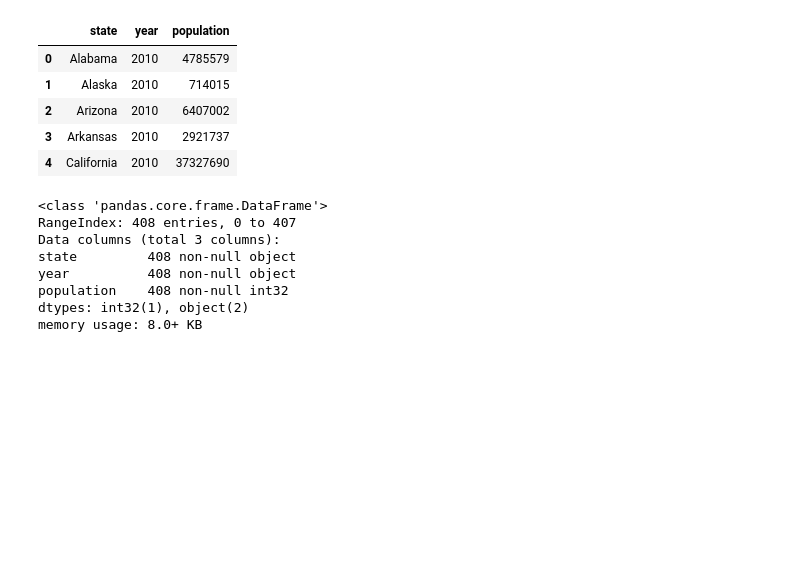
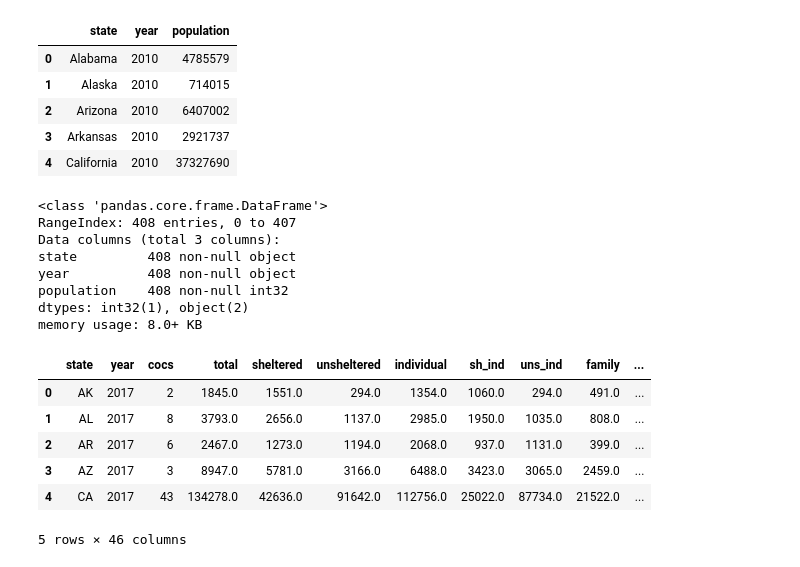
Before and after one commit to rebeccaebarnes/Homelessness, a Jupyter notebook: homelessness-working.ipynb, the cells around one changed output. Cells and saved outputs as stored; diff of their text form; code cells hidden in the pictures; blank space fills up the shorter version.

Commit message:
wrange: Create per capita dataset

```diff
--- a/homelessness-working.ipynb
+++ b/homelessness-working.ipynb
@@ -1142,2 +1144,14 @@ memory usage: 8.0+ KB
 # %%
 pop_copy.to_csv('datasets/population.csv', index=False)
+# %%
+homeless = pd.read_csv('datasets/homeless-final.csv')
+# %%
+homeless.head()
+# %% [output]
+|  | state | year | cocs | total | sheltered | unsheltered | individual | sh_ind | uns_ind | family | ... |
+| 0 | AK | 2017 | 2 | 1845.0 | 1551.0 | 294.0 | 1354.0 | 1060.0 | 294.0 | 491.0 | ... |
+| 1 | AL | 2017 | 8 | 3793.0 | 2656.0 | 1137.0 | 2985.0 | 1950.0 | 1035.0 | 808.0 | ... |
+| 2 | AR | 2017 | 6 | 2467.0 | 1273.0 | 1194.0 | 2068.0 | 937.0 | 1131.0 | 399.0 | ... |
+| 3 | AZ | 2017 | 3 | 8947.0 | 5781.0 | 3166.0 | 6488.0 | 3423.0 | 3065.0 | 2459.0 | ... |
+| 4 | CA | 2017 | 43 | 134278.0 | 42636.0 | 91642.0 | 112756.0 | 25022.0 | 87734.0 | 21522.0 | ... |
+5 rows × 46 columns
```
Also changed, not shown: parts of 24 cells of this notebook, 1 other file.
